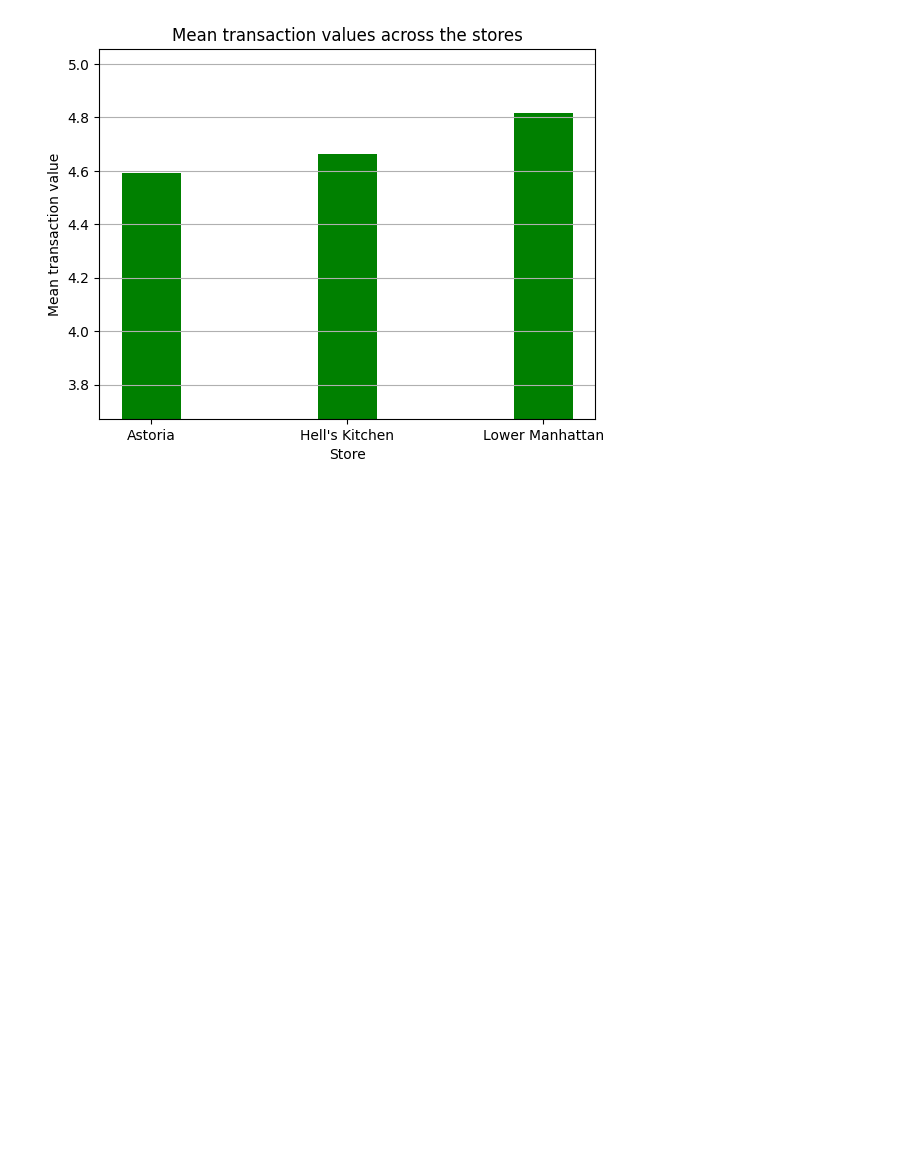
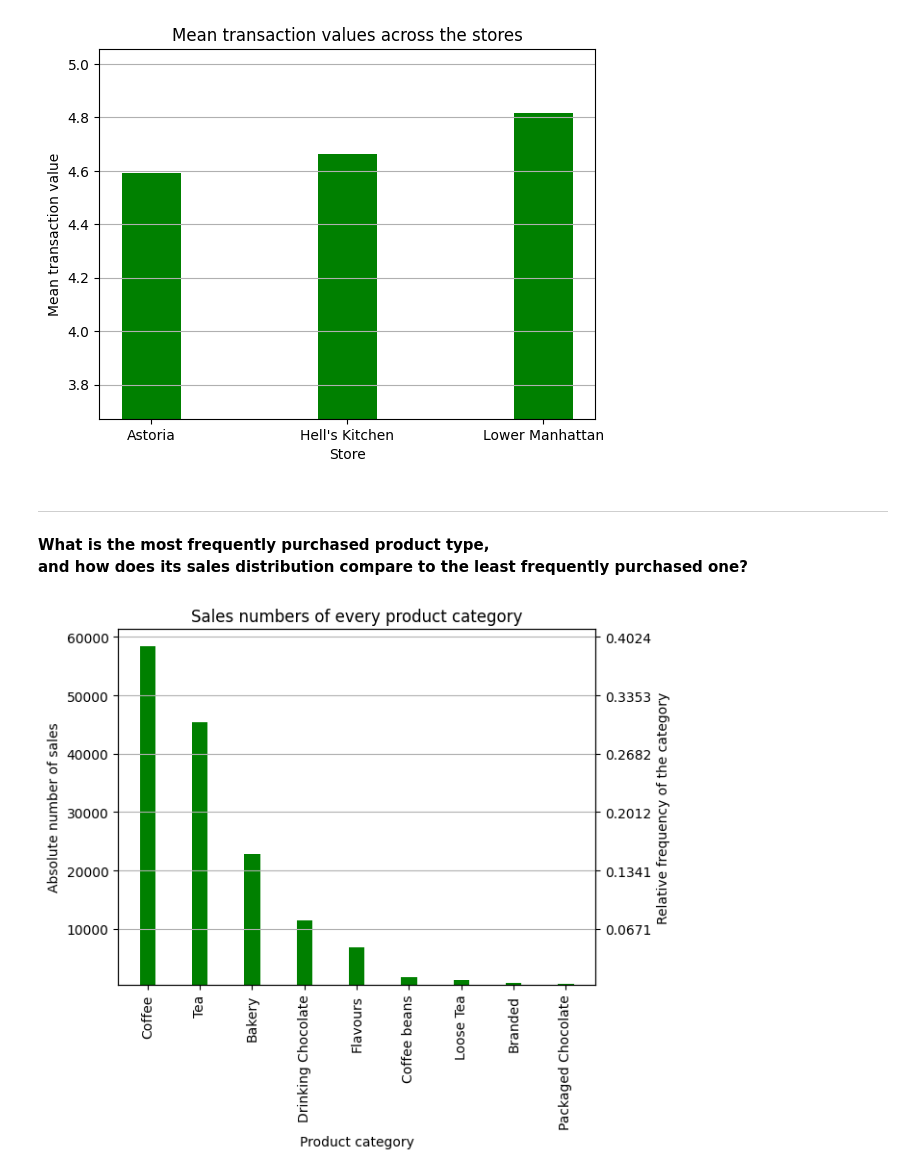
Before and after one commit to Michael-Kornilich/coffee_shop_analysis, a Jupyter notebook: script.ipynb, the cells around one changed output. Saved outputs shown, nothing was run; the diff lists cells and outputs as text; code cells hidden in the pictures; blank space fills up the shorter version.

```diff
--- a/script.ipynb
+++ b/script.ipynb
@@ -337,3 +339,34 @@ ax.set_ylim(mean_trans_value.min()*0.8,mean_trans_value.max()*1.05);
 ax.grid(axis="y");
 # %% [output]
 [figure]
+# %% [markdown]
+---
+**What is the most frequently purchased product type,\
+and how does its sales distribution compare to the least frequently purchased one?**
+# %%
+product_sales = records["product_category"].value_counts()
+# %%
+# charting
+ax = plt.subplot()
+ax.bar(
+    x=product_sales.index,
+    height=product_sales.array,
+    width=0.3,
+    color="green",
+)
+ax.set_title("Sales numbers of every product category")
+ax.set_xlabel("Product category")
+ax.set_xticklabels(ax.get_xticklabels(), rotation=90)
+ax.set_ylabel("Absolute number of sales")
+ax.set_ylim(product_sales.min()*0.8,product_sales.max()*1.05);
+ax.grid(axis="y")
+
+ax2 = ax.twinx();
+ax2.set_yticks(ax.get_yticks())
+ax2.set_ylim(product_sales.min()*0.8,product_sales.max()*1.05);
+ax2.set_yticklabels(
+    (ax2.get_yticks()/len(records)).round(4)
+);
+ax2.set_ylabel("Relative frequency of the category");
+# %% [output]
+[figure, added]
```
Also changed, not shown: parts of 14 cells of this notebook.
